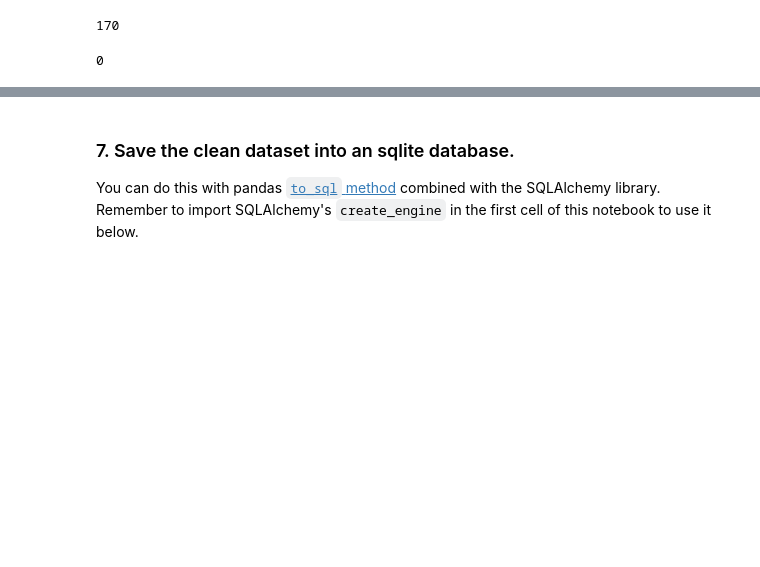
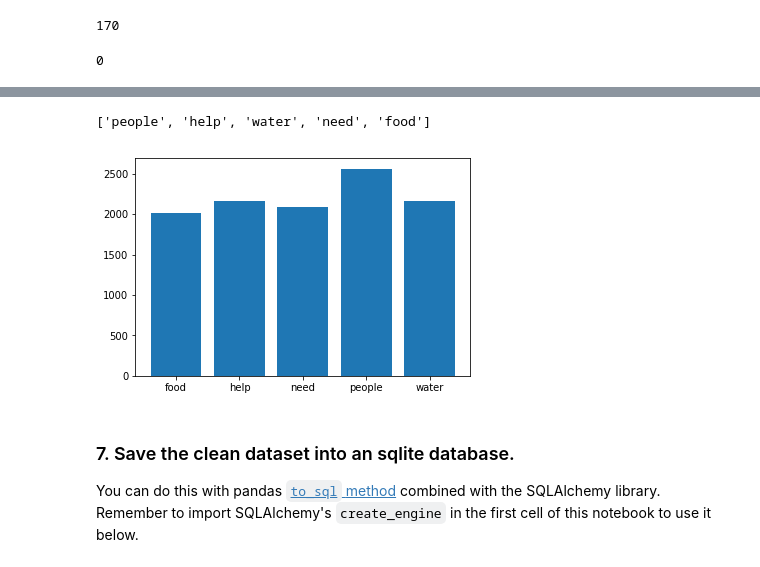
Before and after one commit to miriamwanjo/Recommendations-with-IBM, a Jupyter notebook: ETL Pipeline Preparation.ipynb, the cells around one changed output, grey strips where cells are left out. Drawn from its saved outputs; the diff is of its cells as text; code cells hidden in the pictures; blank space fills up the shorter version.

Commit message:
testing the visualization

```diff
--- a/ETL Pipeline Preparation.ipynb
+++ b/ETL Pipeline Preparation.ipynb
@@ -153,3 +153,21 @@ df.drop_duplicates(inplace=True)
 df.duplicated().sum()
 # %% [output]
 0
+# %%
+from collections import Counter
+import nltk
+nltk.download('punkt')
+nltk.download('wordnet')
+nltk.download('stopwords')
+
+# split() returns list of all the words in the string
+text = pd.Series(' '.join(df['message']).lower().split())
+most_common = text[~text.isin(stopwords.words("english"))].value_counts()[:5]
+# Pass the split list to instance of Counter class.
+Counter = Counter(most_common)
+#print(Counter)
+
+# most_common() produces k frequently encountered
+# input values and their respective counts.
+most_common_words = Counter.most_common(10)
+print(most_common_words)
@@ -156,3 +185,14 @@ df.duplicated().sum()
+# %%
+most_common_names = list(most_common.index)
+most_common_names
+# %% [output]
+['people', 'help', 'water', 'need', 'food']
+# %%
+import matplotlib.pyplot as plt
+plt.bar(most_common_names, most_common)
+plt.show()
+# %% [output]
+[figure, added]
 # %% [markdown]
 ### 7. Save the clean dataset into an sqlite database.
 You can do this with pandas [`to_sql` method](https://pandas.pydata.org/pandas-docs/stable/generated/pandas.DataFrame.to_sql.html) combined with the SQLAlchemy library. Remember to import SQLAlchemy's `create_engine` in the first cell of this notebook to use it below.
```
Also changed, not shown: parts of 1 cell of this notebook.
